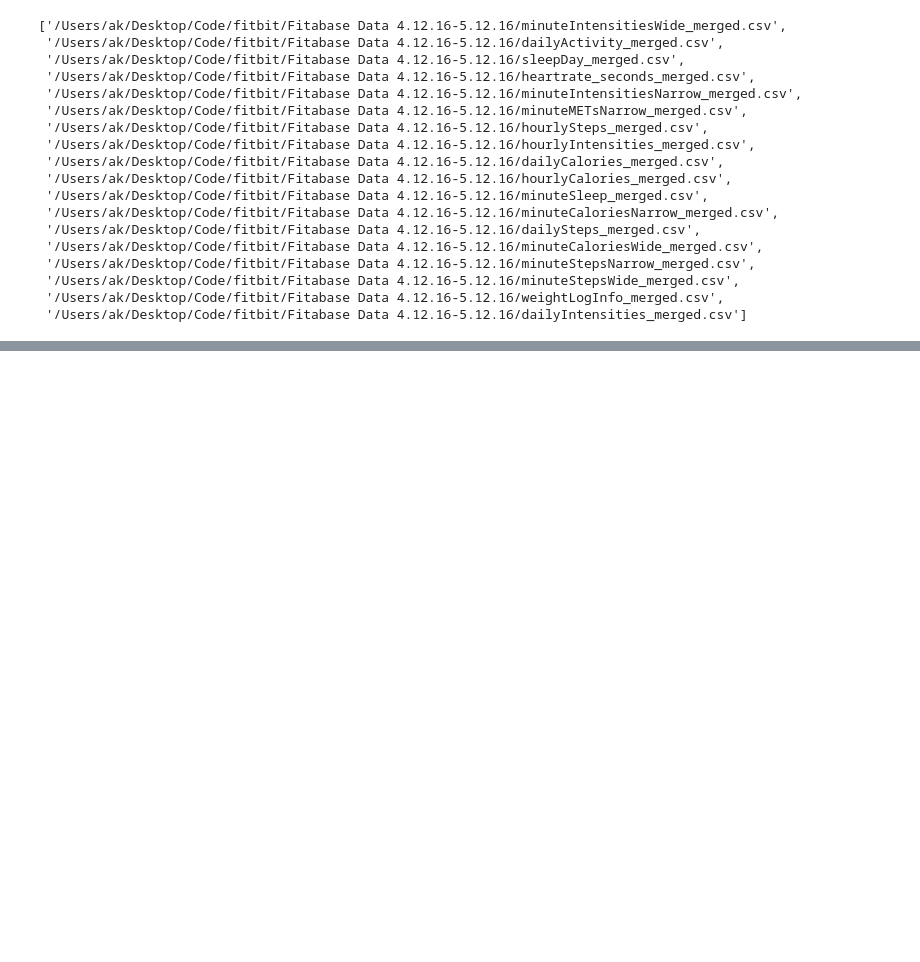
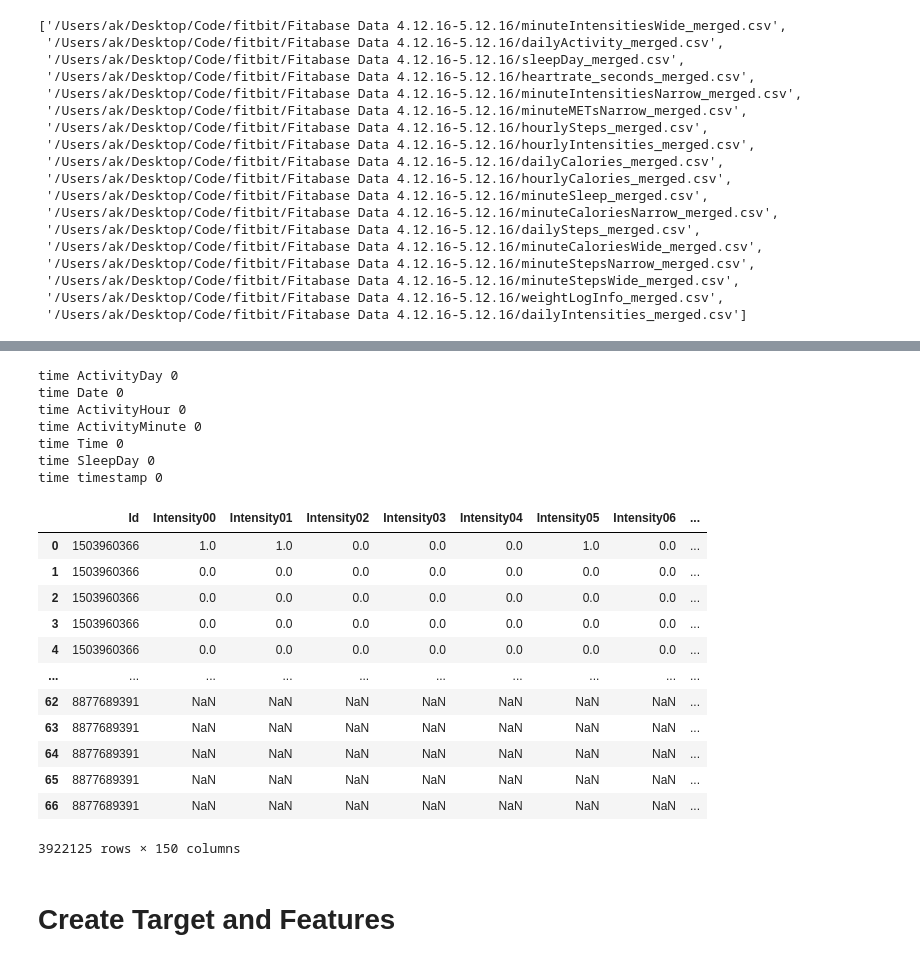
Before and after one commit to adamkhakhar/fitbit, a Jupyter notebook: EDA.ipynb, the cells around one changed output, grey strips where cells are left out. Saved outputs shown, nothing was run; the diff lists cells and outputs as text; code cells hidden in the pictures; blank space fills up the shorter version.

```diff
--- a/EDA.ipynb
+++ b/EDA.ipynb
@@ -163,0 +231,69 @@ dtype: object
+# %%
+# parallelized implementation
+def create_timestamp_column(
+    df,
+    timestamp_cols=[
+        "ActivityDay",
+        "Date",
+        "ActivityHour",
+        "ActivityMinute",
+        "Time",
+        "SleepDay",
+    ],
+):
+    """
+    Given a sparse DataFrame with multiple timestamp columns, creates a single timestamp column and removes the predecessors.
+
+    Args:
+        df: A pandas DataFrame with multiple timestamp columns.
+        timestamp_cols: List of cols to get timestamp from
+
+    Returns:
+        A pandas DataFrame with a single timestamp column and the predecessors removed.
+    """
+    for col in timestamp_cols:
+        s = time.time()
+        df[col] = pd.to_datetime(df[col])
+        print("time", col, int(time.time() - s))
+
+    s = time.time()
+    timestamp_df = df[timestamp_cols]
+
+    # Fill missing values using both backward fill and forward fill methods
+    filled_df = timestamp_df.bfill(axis=1).ffill(axis=1)
+
+    # Set the 'timestamp' column equal to the value of the first filled timestamp column
+    df["timestamp"] = filled_df.iloc[:, 0]
+    print("time", "timestamp", int(time.time() - s))
+
+    # Remove the original timestamp columns
+    df.drop(timestamp_cols, axis=1, inplace=True)
+
+    return df
+
+
+merged_df = create_timestamp_column(merged_df)
+merged_df
+# %% [output]
+time ActivityDay 0
+time Date 0
+time ActivityHour 0
+time ActivityMinute 0
+time Time 0
+time SleepDay 0
+time timestamp 0
+|  | Id | Intensity00 | Intensity01 | Intensity02 | Intensity03 | Intensity04 | Intensity05 | Intensity06 | ... |
+| 0 | 1503960366 | 1.0 | 1.0 | 0.0 | 0.0 | 0.0 | 1.0 | 0.0 | ... |
+| 1 | 1503960366 | 0.0 | 0.0 | 0.0 | 0.0 | 0.0 | 0.0 | 0.0 | ... |
+| 2 | 1503960366 | 0.0 | 0.0 | 0.0 | 0.0 | 0.0 | 0.0 | 0.0 | ... |
+| 3 | 1503960366 | 0.0 | 0.0 | 0.0 | 0.0 | 0.0 | 0.0 | 0.0 | ... |
+| 4 | 1503960366 | 0.0 | 0.0 | 0.0 | 0.0 | 0.0 | 0.0 | 0.0 | ... |
+| ... | ... | ... | ... | ... | ... | ... | ... | ... | ... |
+| 62 | 8877689391 | NaN | NaN | NaN | NaN | NaN | NaN | NaN | ... |
+| 63 | 8877689391 | NaN | NaN | NaN | NaN | NaN | NaN | NaN | ... |
+| 64 | 8877689391 | NaN | NaN | NaN | NaN | NaN | NaN | NaN | ... |
+| 65 | 8877689391 | NaN | NaN | NaN | NaN | NaN | NaN | NaN | ... |
+| 66 | 8877689391 | NaN | NaN | NaN | NaN | NaN | NaN | NaN | ... |
+3922125 rows × 150 columns
+# %% [markdown]
+# Create Target and Features
```
Also changed, not shown: parts of 12 cells of this notebook.
